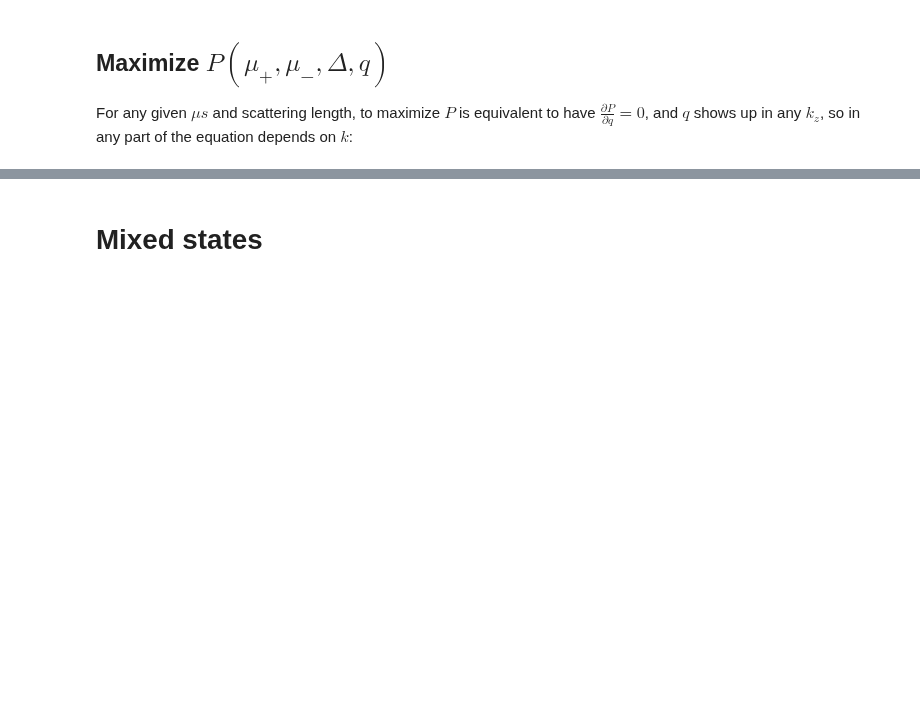
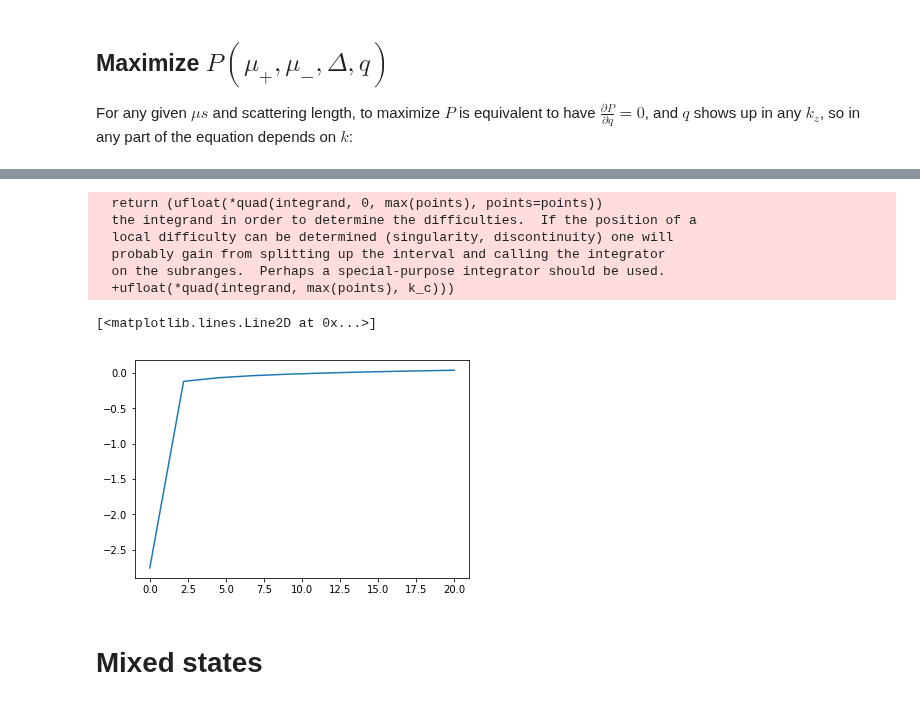
Before and after one commit to Chunde/QuantumFermionicTheory, a Jupyter notebook: quantum-turbulence/FuldeFerrellState.ipynb, the cells around one changed output, grey strips where cells are left out. Saved outputs shown, nothing was run; the diff lists cells and outputs as text; code cells hidden in the pictures; blank space fills up the shorter version.

```diff
--- a/quantum-turbulence/FuldeFerrellState.ipynb
+++ b/quantum-turbulence/FuldeFerrellState.ipynb
@@ -214,0 +238,23 @@ plt.plot(qs,ps)
+# %%
+np.random.seed(1)
+m, hbar, kF = 1 + np.random.random(3)
+eF = (hbar*kF)**2/2/m
+nF = kF**3/3/np.pi**2
+mu = 10#0.59060550703283853378393810185221521748413488992993*eF
+delta = 2#0.68640205206984016444108204356564421137062514068346*eF
+args = dict(mu_a=mu, mu_b=mu, m=m, hbar=hbar, T=0.0)
+deltas = np.linspace(0,mu * 2, 10)
+Cs = [tf_completion.compute_C(d=3, delta=delta,q=0, **args) for delta in deltas]
+# %% [output]
+  return (ufloat(*quad(integrand, 0, max(points), points=points))
+  the integrand in order to determine the difficulties.  If the position of a
+  local difficulty can be determined (singularity, discontinuity) one will
+  probably gain from splitting up the interval and calling the integrator
+  on the subranges.  Perhaps a special-purpose integrator should be used.
+  +ufloat(*quad(integrand, max(points), k_c)))
+# %%
+Cns =[c.n for c in Cs]
+plt.plot(deltas, Cns)
+# %% [output]
+[<matplotlib.lines.Line2D at 0x...>]
+[figure, added]
```
Also changed, not shown: parts of 6 cells of this notebook, 1 other file.
